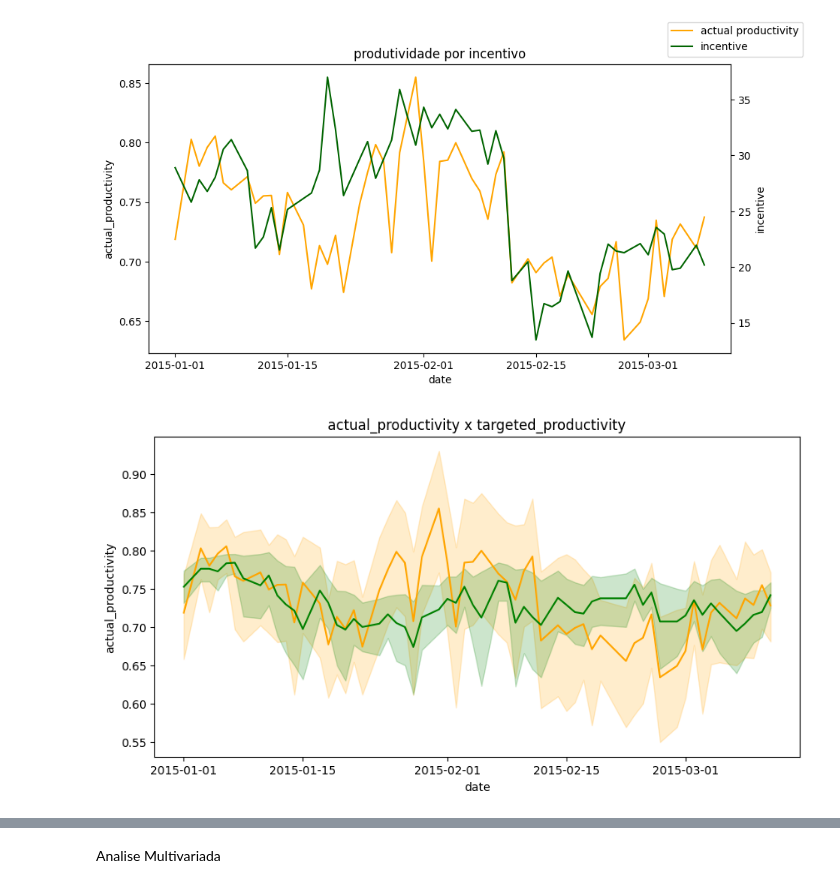
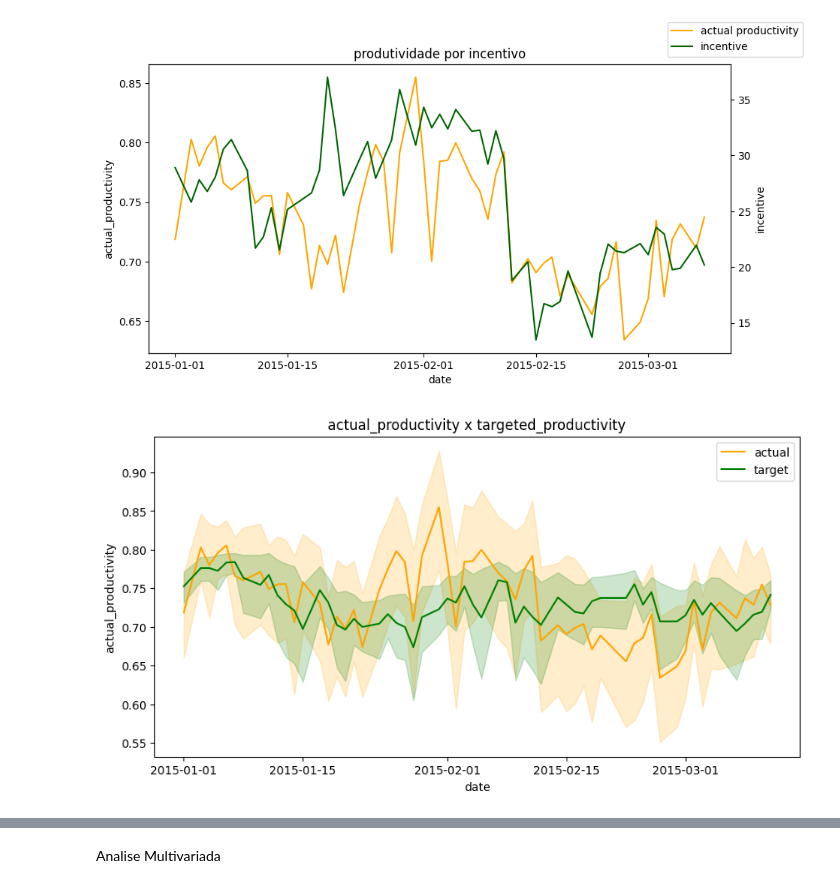
Before and after one commit to WesleySouza13/PRODUCTIVITY-PREDICTION-, a Jupyter notebook: Jupyter_notebook.ipynb, the cells around one changed output, grey strips where cells are left out. Cells and saved outputs as stored; diff of their text form; code cells hidden in the pictures.

```diff
--- a/Jupyter_notebook.ipynb
+++ b/Jupyter_notebook.ipynb
@@ -198,9 +198,10 @@ line1.figure.legend()
 # %%
 #analise temporal actual_productivity x targeted_productivity
 plt.figure(figsize=(10,5))
 plt.title(' actual_productivity x targeted_productivity ')
-sns.lineplot(data=df, x='date', y='actual_productivity', color='orange',label='actual', legend=False)
-sns.lineplot(data=df, x='date', y='targeted_productivity', color='green', label='target', legend=False)
+sns.lineplot(data=df,x='date', y='actual_productivity', color='orange',label='actual')
+sns.lineplot(data=df,x='date', y='targeted_productivity', color='green', label='target')
+plt.legend()
 plt.show()
 # %% [output]
-[figure, old version]
+[figure, new version]
```
Also changed, not shown: parts of 17 cells of this notebook.
